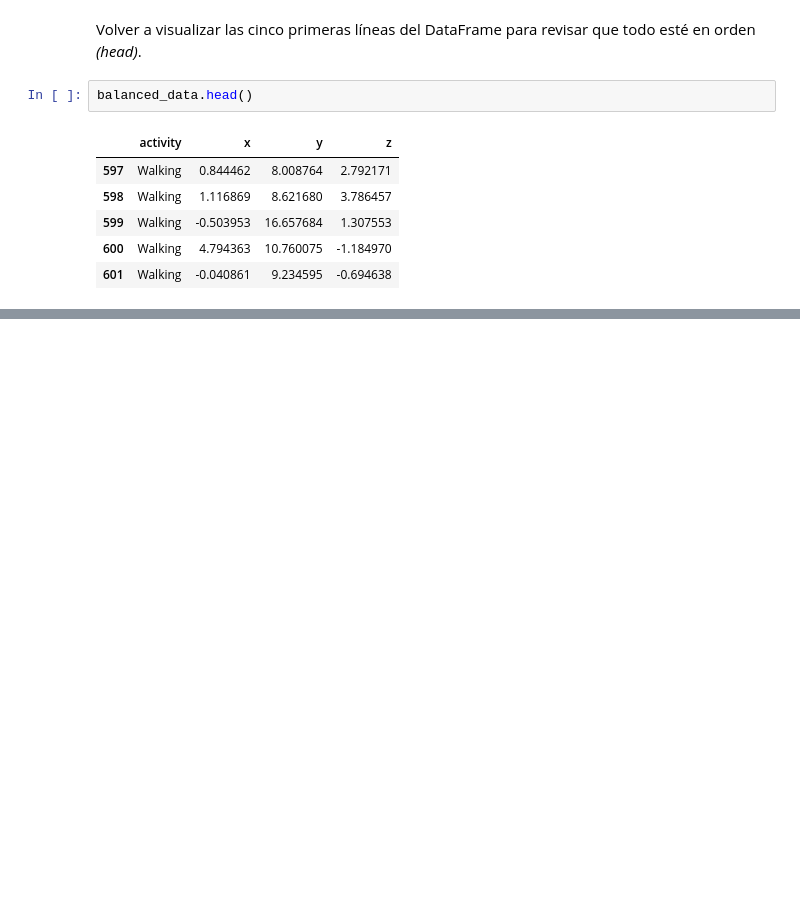
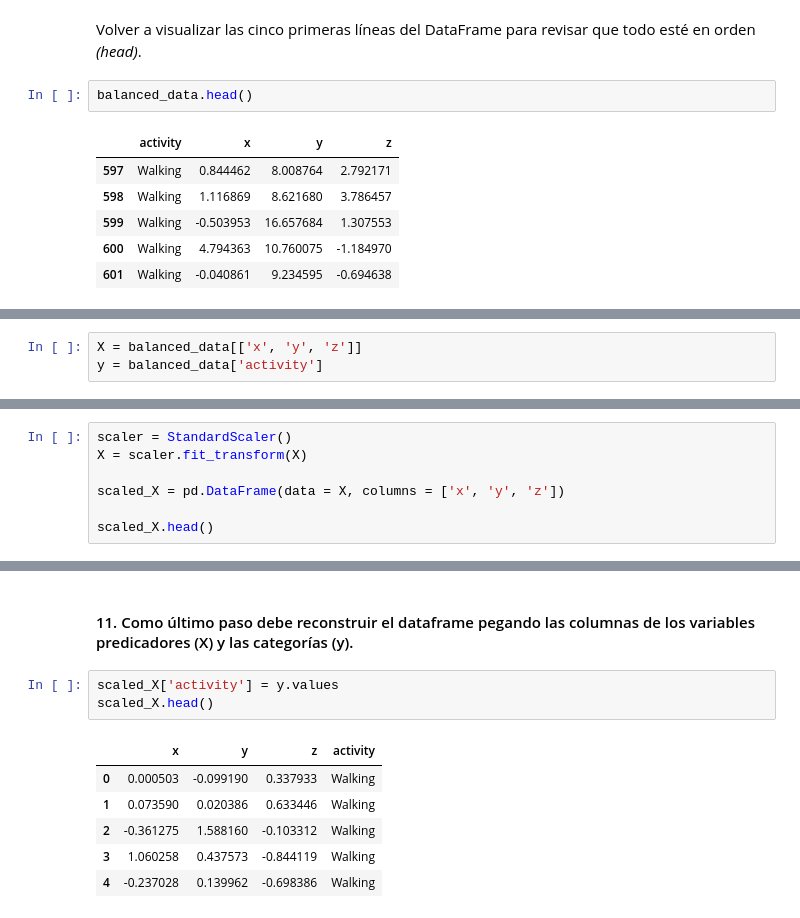
Before and after one commit to VictorSepulveda1994/Minor-Machine-Learning, a Jupyter notebook: Proyecto_Final/Etapa02-Scrub/Scrub-Human_Activity_Recognition.ipynb, the cells around one changed output, grey strips where cells are left out. Saved outputs shown, nothing was run; the diff lists cells and outputs as text; blank space fills up the shorter version.

```diff
--- a/Proyecto_Final/Etapa02-Scrub/Scrub-Human_Activity_Recognition.ipynb
+++ b/Proyecto_Final/Etapa02-Scrub/Scrub-Human_Activity_Recognition.ipynb
@@ -284,0 +289,3 @@ balanced_data.head()
+# %%
+X = balanced_data[['x', 'y', 'z']]
+y = balanced_data['activity']
@@ -284,0 +295,7 @@ balanced_data.head()
+# %%
+scaler = StandardScaler()
+X = scaler.fit_transform(X)
+
+scaled_X = pd.DataFrame(data = X, columns = ['x', 'y', 'z'])
+
+scaled_X.head()
@@ -284,0 +309,12 @@ balanced_data.head()
+# %% [markdown]
+#### 11. Como último paso debe reconstruir el dataframe pegando las columnas de los variables predicadores (X) y las categorías (y).
+# %%
+scaled_X['activity'] = y.values
+scaled_X.head()
+# %% [output]
+|  | x | y | z | activity |
+| 0 | 0.000503 | -0.099190 | 0.337933 | Walking |
+| 1 | 0.073590 | 0.020386 | 0.633446 | Walking |
+| 2 | -0.361275 | 1.588160 | -0.103312 | Walking |
+| 3 | 1.060258 | 0.437573 | -0.844119 | Walking |
+| 4 | -0.237028 | 0.139962 | -0.698386 | Walking |
```
Also changed, not shown: parts of 4 cells of this notebook.
